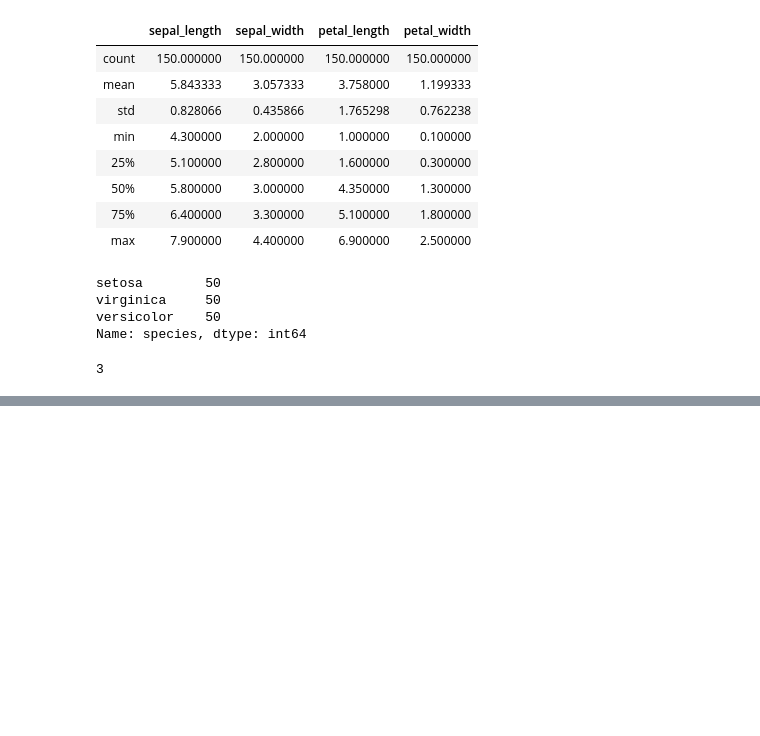
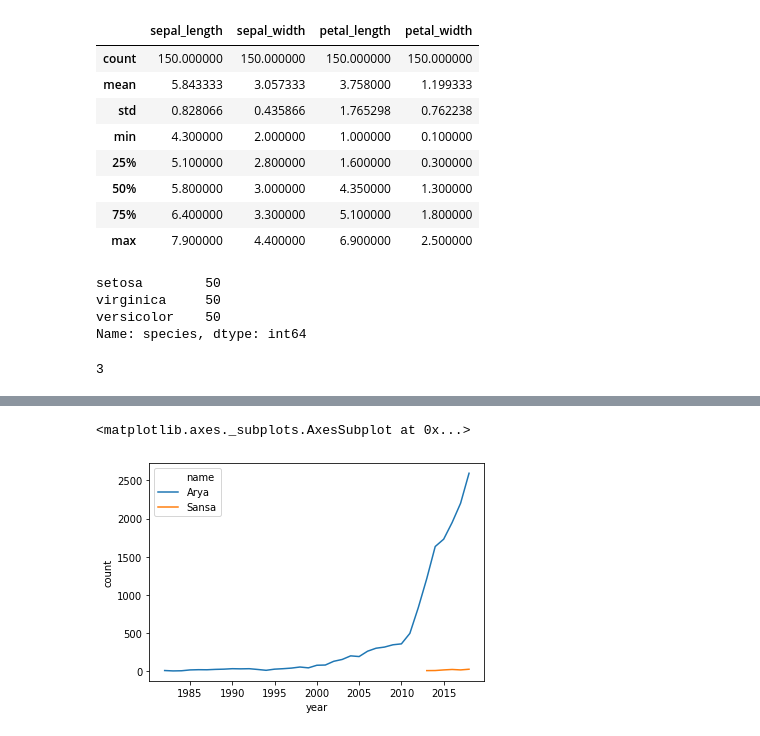
Before and after one commit to kjacobellis1/FIN377--Participation, a Jupyter notebook: L5 Livecoding.ipynb, the cells around one changed output, grey strips where cells are left out. Saved outputs shown, nothing was run; the diff lists cells and outputs as text; code cells hidden in the pictures; blank space fills up the shorter version.

```diff
--- a/L5 Livecoding.ipynb
+++ b/L5 Livecoding.ipynb
@@ -77,0 +144,9 @@ ModuleNotFoundError: No module named 'datadotworld'
+# %%
+# QUERY!!
+somenames = baby_names.query('name in ["Arya","Sansa"]') # query needs a string with true/false conditions
+combined = somenames.groupby(['name','year'])['count'].sum().reset_index()
+combined
+sns.lineplot(data=combined, x='year', y='count', hue='name')
+# %% [output]
+<matplotlib.axes._subplots.AxesSubplot at 0x...>
+[figure, added]
```
Also changed, not shown: parts of 14 cells of this notebook, 1 other file.
